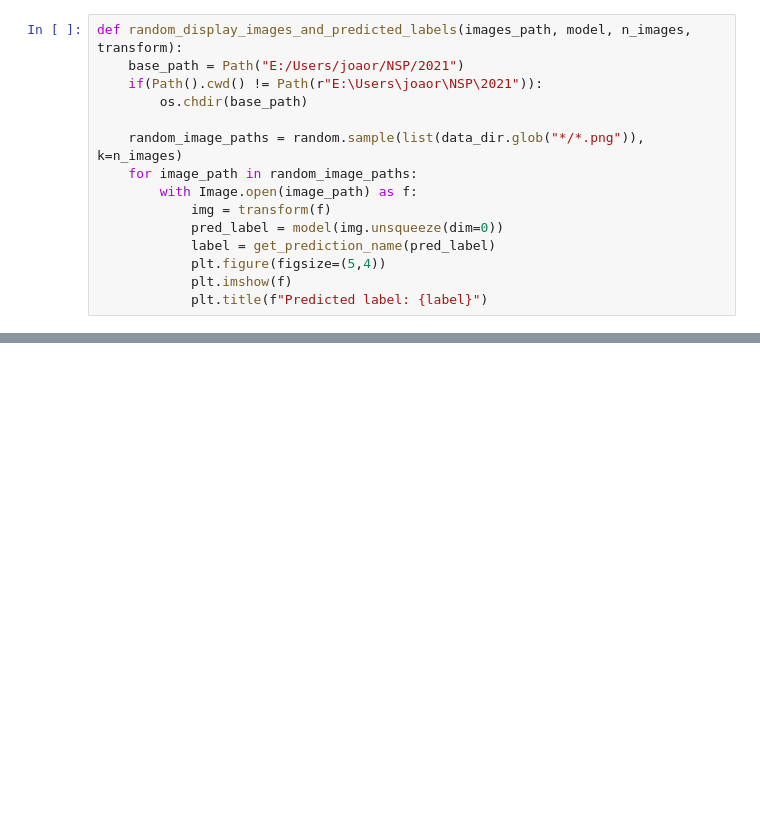
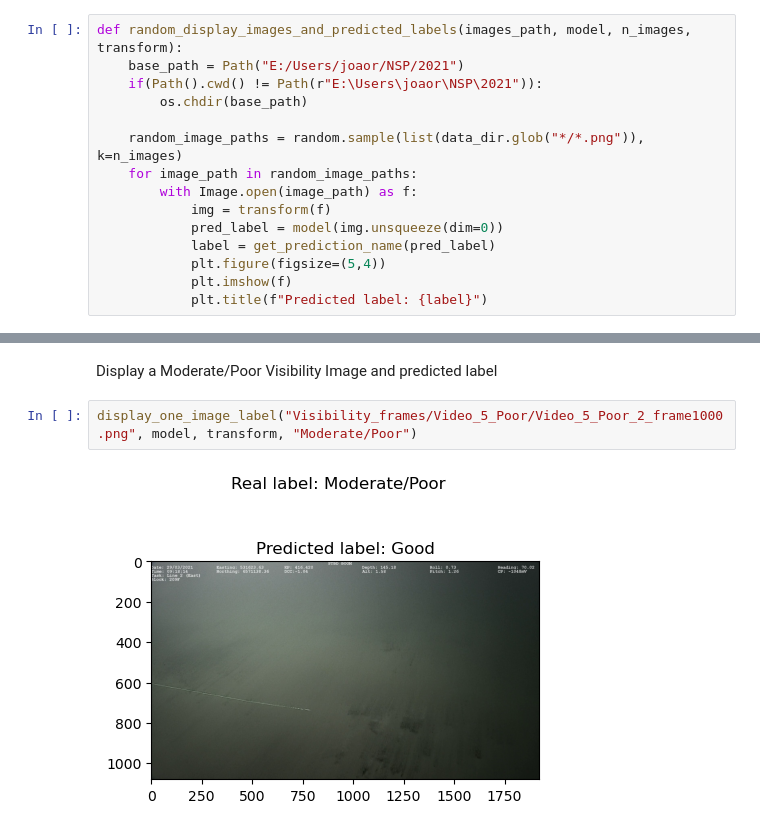
Before and after one commit to J-Mina/AQAUIS, a Jupyter notebook: Code/Visibility/Test_models_new_data.ipynb, the cells around one changed output, grey strips where cells are left out. Saved outputs shown, nothing was run; the diff lists cells and outputs as text; blank space fills up the shorter version.

```diff
--- a/Code/Visibility/Test_models_new_data.ipynb
+++ b/Code/Visibility/Test_models_new_data.ipynb
@@ -85,0 +115,6 @@ def random_display_images_and_predicted_labels(images_path, model, n_images, tra
+# %% [markdown]
+Display a Moderate/Poor Visibility Image and predicted label
+# %%
+display_one_image_label("Visibility_frames/Video_5_Poor/Video_5_Poor_2_frame1000.png", model, transform, "Moderate/Poor")
+# %% [output]
+[figure, added]
```
Also changed, not shown: parts of 17 cells of this notebook, 3 other files.
